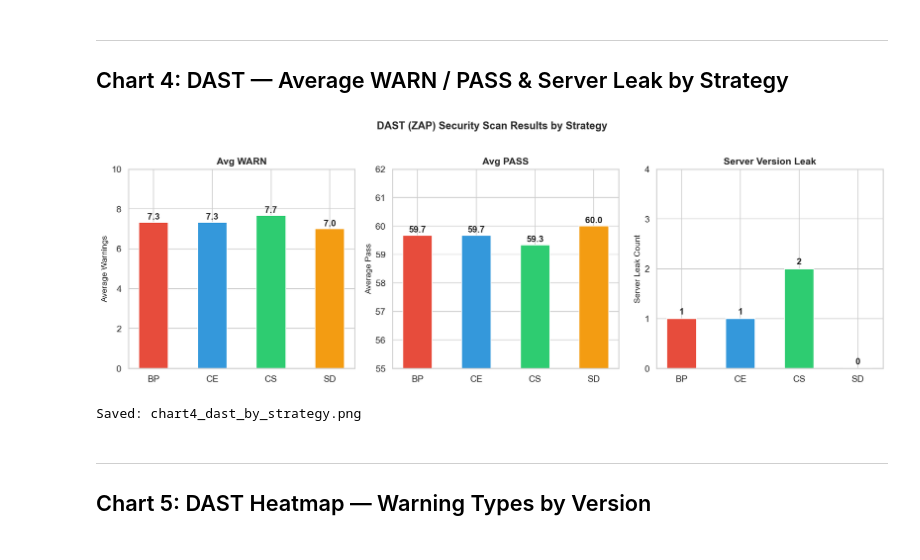
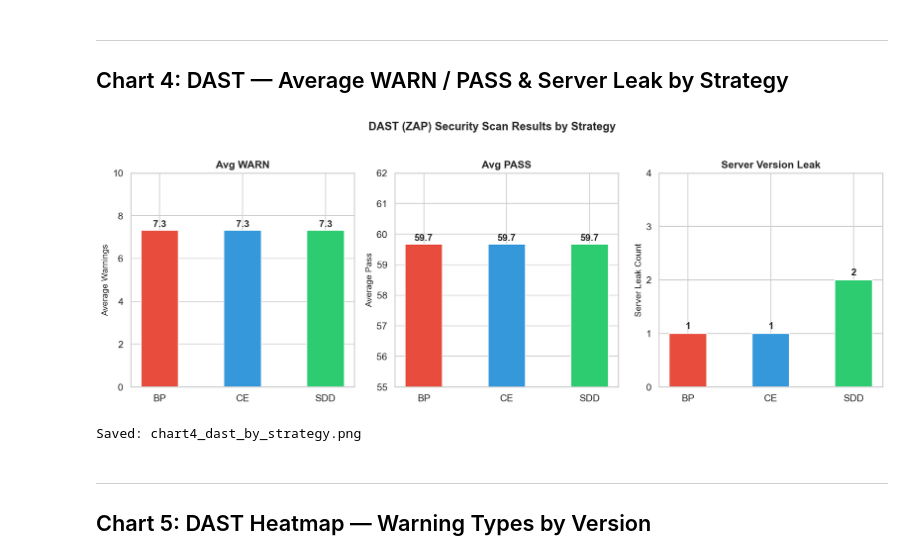
Before and after one commit to PhatchareePuangjai/chatGPT5, a Jupyter notebook: src/research_charts_executed.ipynb, the cells around one changed output. Drawn from its saved outputs; the diff is of its cells as text; code cells hidden in the pictures.

```diff
--- a/src/research_charts_executed.ipynb
+++ b/src/research_charts_executed.ipynb
@@ -21,18 +23,16 @@ matplotlib.rcParams['figure.dpi'] = 150
 matplotlib.rcParams['savefig.dpi'] = 300
 matplotlib.rcParams['figure.facecolor'] = 'white'
 
-# สี palette สำหรับ 4 strategies
+# สี palette สำหรับ 3 strategies
 STRATEGY_COLORS = {
-    'BP': '#e74c3c',  # แดง
-    'CE': '#3498db',  # น้ำเงิน
-    'CS': '#2ecc71',  # เขียว
-    'SD': '#f39c12',  # ส้ม
+    'BP': '#e74c3c',   # แดง
+    'CE': '#3498db',   # น้ำเงิน
+    'SDD': '#2ecc71',  # เขียว
 }
 STRATEGY_NAMES = {
     'BP': 'Basic Prompting',
     'CE': 'Context Engineering',
-    'CS': 'Cursor',
-    'SD': 'Spec-Driven Dev',
+    'SDD': 'Spec-Driven Dev',
 }
 
 print('Libraries loaded successfully!')
@@ -237,14 +245,14 @@ Saved: chart3_dast_by_version.png
 ---
 ## Chart 4: DAST — Average WARN / PASS & Server Leak by Strategy
 # %%
-fig, axes = plt.subplots(1, 3, figsize=(15, 5))
-strategies = ['BP', 'CE', 'CS', 'SD']
+fig, axes = plt.subplots(1, 3, figsize=(14, 5))
+strategies = ['BP', 'CE', 'SDD']
 colors = [STRATEGY_COLORS[s] for s in strategies]
 
 # Left: Average Warnings
 ax = axes[0]
 avg_warn = df_dast.groupby('Strategy')['WARN'].mean().reindex(strategies)
-bars = ax.bar(strategies, avg_warn, color=colors, edgecolor='white', width=0.5)
+bars = ax.bar(strategies, avg_warn, color=colors, edgecolor='white', width=0.45)
 for bar, val in zip(bars, avg_warn):
     ax.text(bar.get_x() + bar.get_width()/2, bar.get_height() + 0.05, f'{val:.1f}',
             ha='center', va='bottom', fontweight='bold', fontsize=12)
@@ -252,36 +260,36 @@ ax.set_ylabel('Average Warnings', fontsize=11)
 ax.set_title('Avg WARN', fontsize=13, fontweight='bold')
 ax.set_ylim(0, 10)
 
 # Middle: Average Pass
 ax = axes[1]
 avg_pass = df_dast.groupby('Strategy')['PASS'].mean().reindex(strategies)
-bars = ax.bar(strategies, avg_pass, color=colors, edgecolor='white', width=0.5)
+bars = ax.bar(strategies, avg_pass, color=colors, edgecolor='white', width=0.45)
 for bar, val in zip(bars, avg_pass):
     ax.text(bar.get_x() + bar.get_width()/2, bar.get_height() + 0.05, f'{val:.1f}',
             ha='center', va='bottom', fontweight='bold', fontsize=12)
 ax.set_ylabel('Average Pass', fontsize=11)
 ax.set_title('Avg PASS', fontsize=13, fontweight='bold')
 ax.set_ylim(55, 62)
 
 # Right: Server Leak count
 ax = axes[2]
 leak_count = df_dast.groupby('Strategy')['Server_Leak'].sum().reindex(strategies)
-bars = ax.bar(strategies, leak_count, color=colors, edgecolor='white', width=0.5)
+bars = ax.bar(strategies, leak_count, color=colors, edgecolor='white', width=0.45)
 for bar, val in zip(bars, leak_count):
     ax.text(bar.get_x() + bar.get_width()/2, bar.get_height() + 0.05, f'{int(val)}',
             ha='center', va='bottom', fontweight='bold', fontsize=12)
 ax.set_ylabel('Server Leak Count', fontsize=11)
 ax.set_title('Server Version Leak', fontsize=13, fontweight='bold')
 ax.set_ylim(0, 4)
 ax.yaxis.set_major_locator(plt.MultipleLocator(1))
 
 plt.suptitle('DAST (ZAP) Security Scan Results by Strategy', fontsize=14, fontweight='bold', y=1.02)
 plt.tight_layout()
 plt.savefig('chart4_dast_by_strategy.png', bbox_inches='tight')
 plt.show()
 print('Saved: chart4_dast_by_strategy.png')
 # %% [output]
-[figure, old version]
+[figure, new version]
 Saved: chart4_dast_by_strategy.png
 # %% [markdown]
 ---
```
Also changed, not shown: parts of 10 cells of this notebook, 11 other files.
